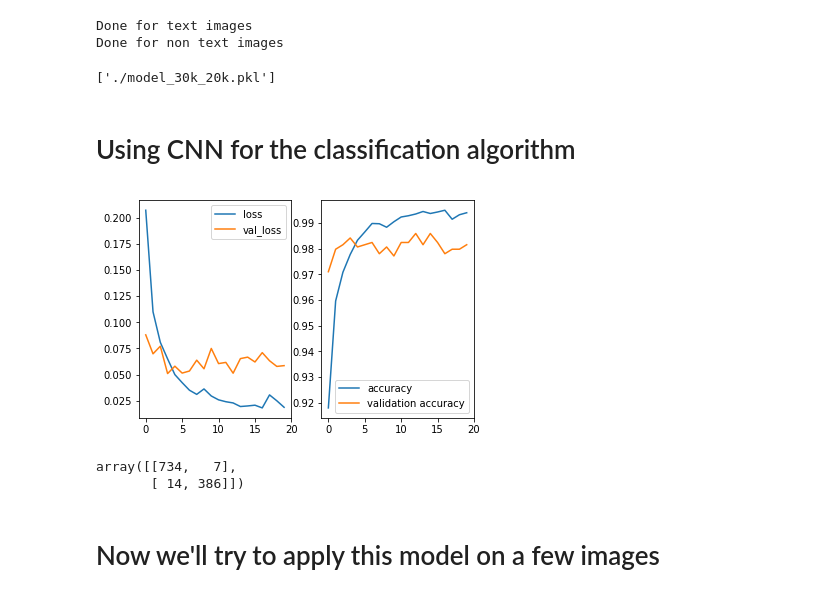
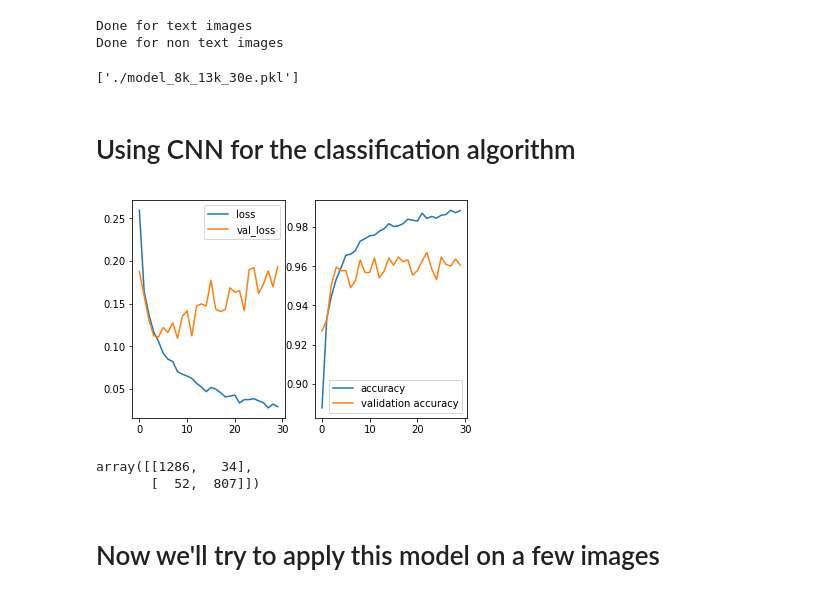
Before and after one commit to mit456/Text-detection-in-natural-scene-images, a Jupyter notebook: text_non_text_classifier-base.ipynb, the cells around one changed output. Cells and saved outputs as stored; diff of their text form; code cells hidden in the pictures.

Commit message:
Update model training and preprocesssing test

```diff
--- a/text_non_text_classifier-base.ipynb
+++ b/text_non_text_classifier-base.ipynb
@@ -83,6 +121,6 @@ train_x = sc_x.fit_transform(train_x)
 test_x = sc_x.transform(test_x)
 
 from sklearn.externals import joblib
-joblib.dump(sc_x , './model_30k_20k.pkl')
+joblib.dump(sc_x , './model_8k_13k_30e.pkl')
 # %% [output]
-['./model_30k_20k.pkl']
+['./model_8k_13k_30e.pkl']
@@ -132,6 +132,8 @@ test_x1 = test_x.reshape((test_x.shape[0],32,32,1))
 # %%
 clf1 = Sequential()
 clf1.add(Convolution2D(32,(3,3),input_shape=(32,32,1),activation='relu'))
+clf1.add(MaxPooling2D(2,2))
+clf1.add(Convolution2D(128,(3,3),activation='relu'))
 clf1.add(MaxPooling2D(2,2))
 clf1.add(Convolution2D(128,(3,3),activation='relu'))
 clf1.add(MaxPooling2D(2,2))
@@ -140,17 +142,17 @@ clf1.add(Dense(activation='relu',units=500,kernel_initializer='uniform'))
 clf1.add(Dense(units=1,kernel_initializer='uniform',activation='sigmoid'))
 clf1.compile(loss='binary_crossentropy',optimizer='adam',metrics=['accuracy'])
 # %%
-clf1.fit(train_x1, train_y, epochs=20, validation_data=(test_x1, test_y), callbacks=[plot], verbose=0)
-clf1.save('./model_30k_20k.h5')
+clf1.fit(train_x1, train_y, epochs=30, validation_data=(test_x1, test_y), callbacks=[plot], verbose=0)
+clf1.save('./model_8k_13k_30e.h5')
 # %% [output]
-[figure, old version]
+[figure, new version]
 # %%
 y_pred1 = np.around(clf1.predict(test_x1))
 # %%
 confusion_matrix(test_y,y_pred1)
 # %% [output]
-array([[734,   7],
-       [ 14, 386]])
+array([[1286,   34],
+       [  52,  807]])
 # %% [markdown]
 # Now we'll try to apply this model on a few images
 # %%
```
Also changed, not shown: parts of 3 cells of this notebook, 1 other file.
